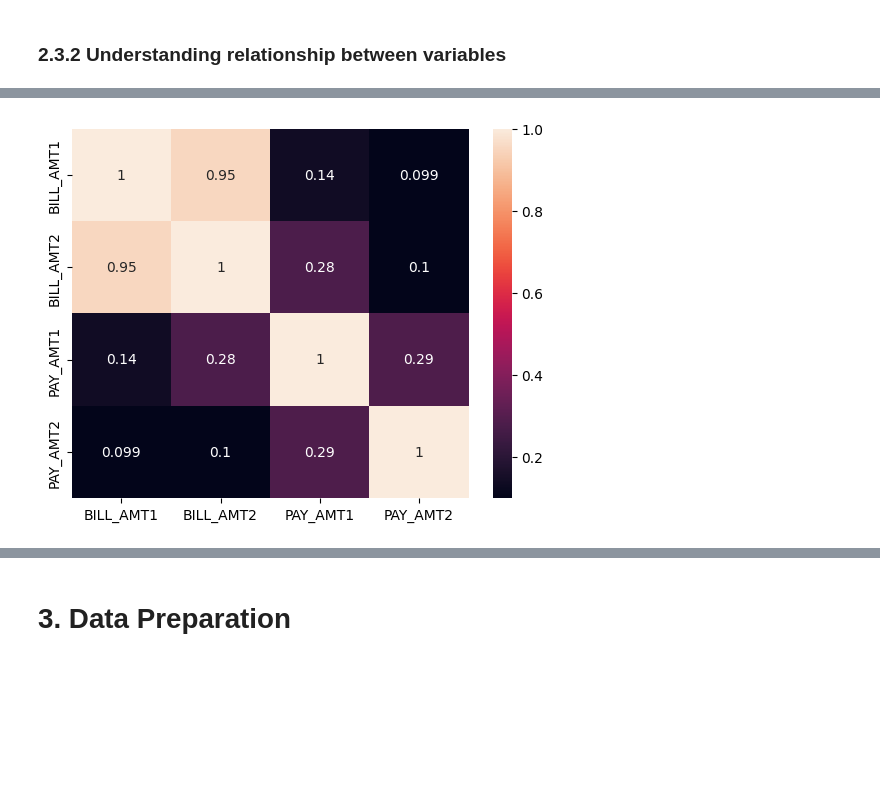
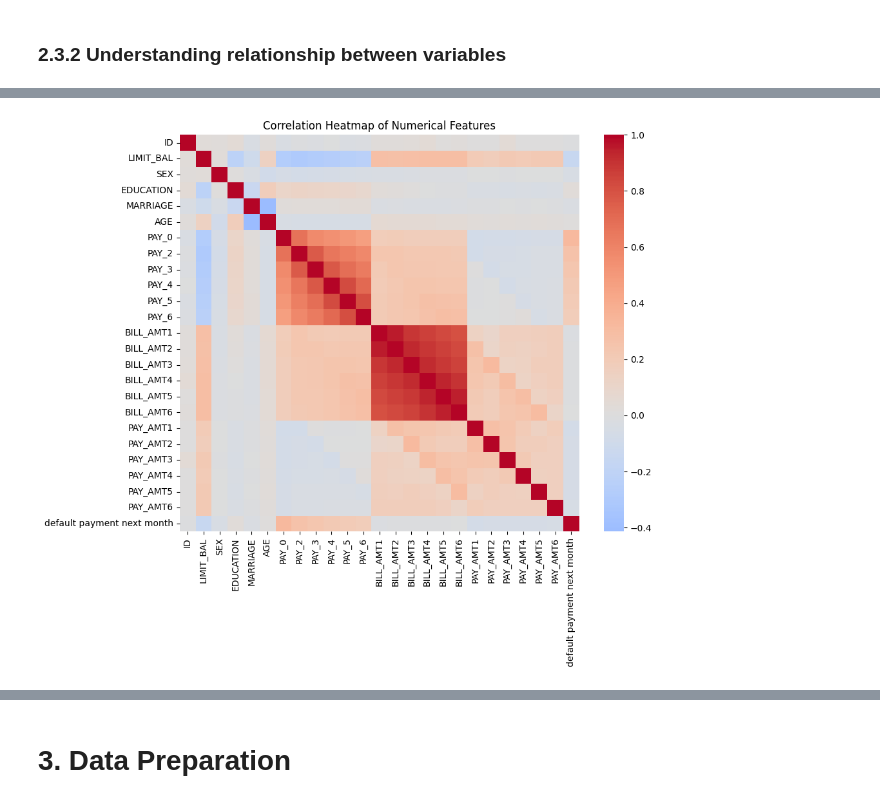
Before and after one commit to yaboywf/MLDP-Project, a Jupyter notebook: MLDP Program Codes Submission.ipynb, the cells around one changed output, grey strips where cells are left out. Saved outputs shown, nothing was run; the diff lists cells and outputs as text; code cells hidden in the pictures; blank space fills up the shorter version.

```diff
--- a/MLDP Program Codes Submission.ipynb
+++ b/MLDP Program Codes Submission.ipynb
@@ -199,5 +314,7 @@ plt.show()
 # %%
-sns.heatmap(df[["BILL_AMT1","BILL_AMT2","PAY_AMT1","PAY_AMT2"]].corr(), annot=True)
+plt.figure(figsize=(10, 8))
+sns.heatmap(df.corr(), cmap="coolwarm", center=0)
+plt.title("Correlation Heatmap of Numerical Features")
 plt.show()
 # %% [output]
-[figure, old version]
+[figure, new version]
```
Also changed, not shown: parts of 54 cells of this notebook.
